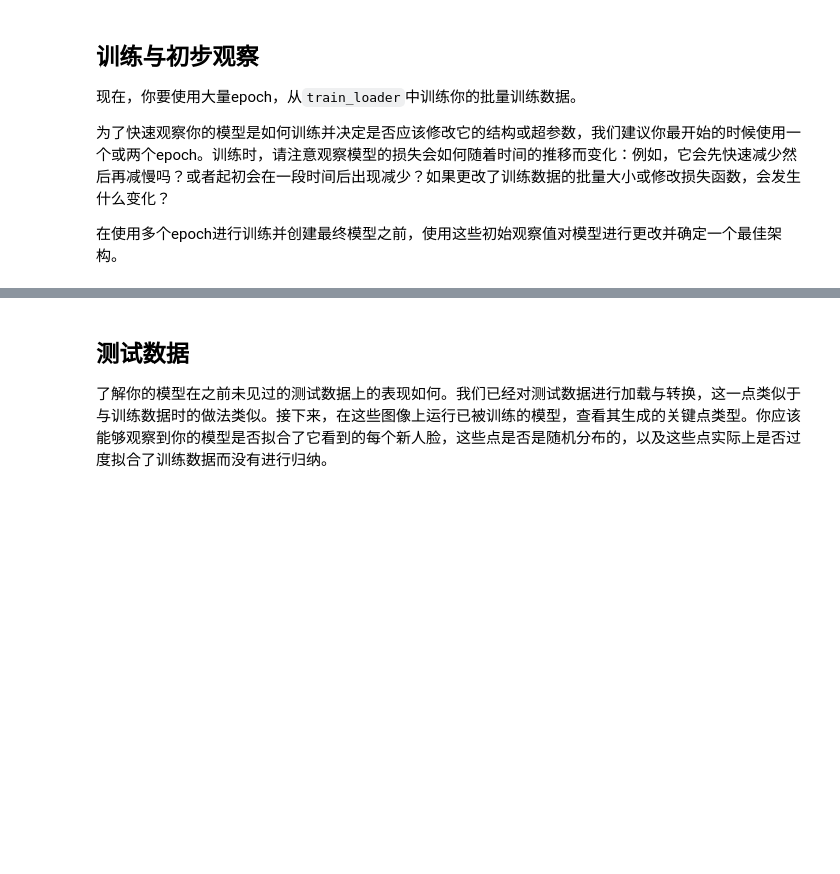
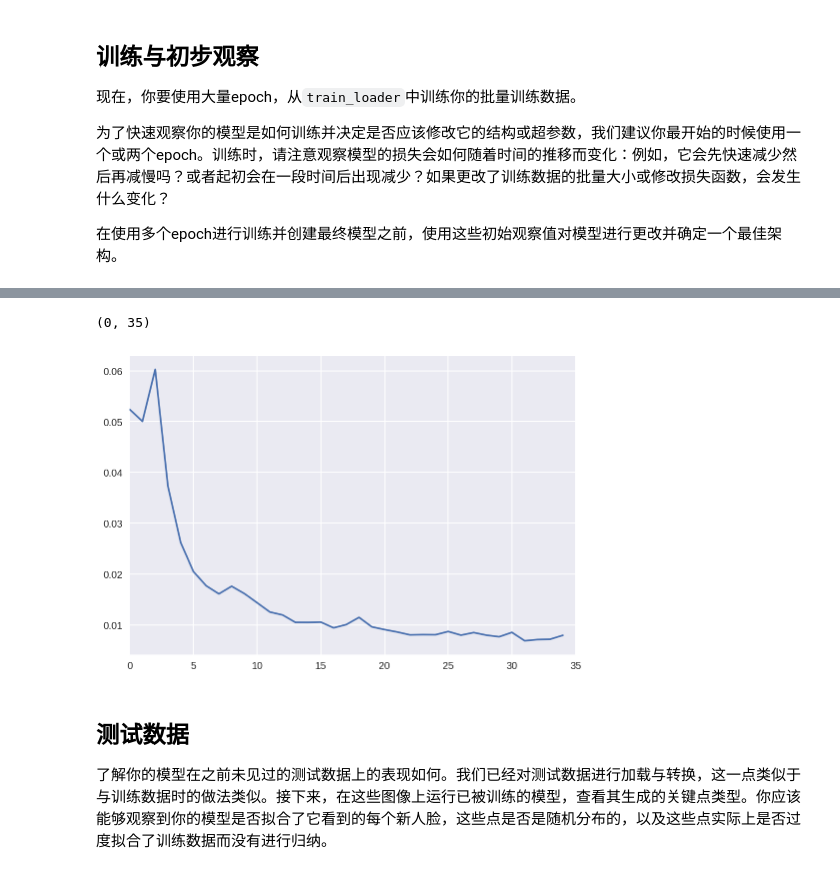
Before and after one commit to rawk-v/MLND-projects, a Jupyter notebook: cv-project0-facial-keypoints/2. Define the Network Architecture-zh.ipynb, the cells around one changed output, grey strips where cells are left out. Drawn from its saved outputs; the diff is of its cells as text; code cells hidden in the pictures; blank space fills up the shorter version.

```diff
--- a/cv-project0-facial-keypoints/2. Define the Network Architecture-zh.ipynb
+++ b/cv-project0-facial-keypoints/2. Define the Network Architecture-zh.ipynb
@@ -423,3 +496,9 @@ Finished Training
+# %%
+plt.plot(history['test_loss'])
+plt.xlim(0, n_epochs)
+# %% [output]
+(0, 35)
+[figure, added]
 # %% [markdown]
 ## 测试数据
 
```
Also changed, not shown: parts of 29 cells of this notebook, 2 other files.
